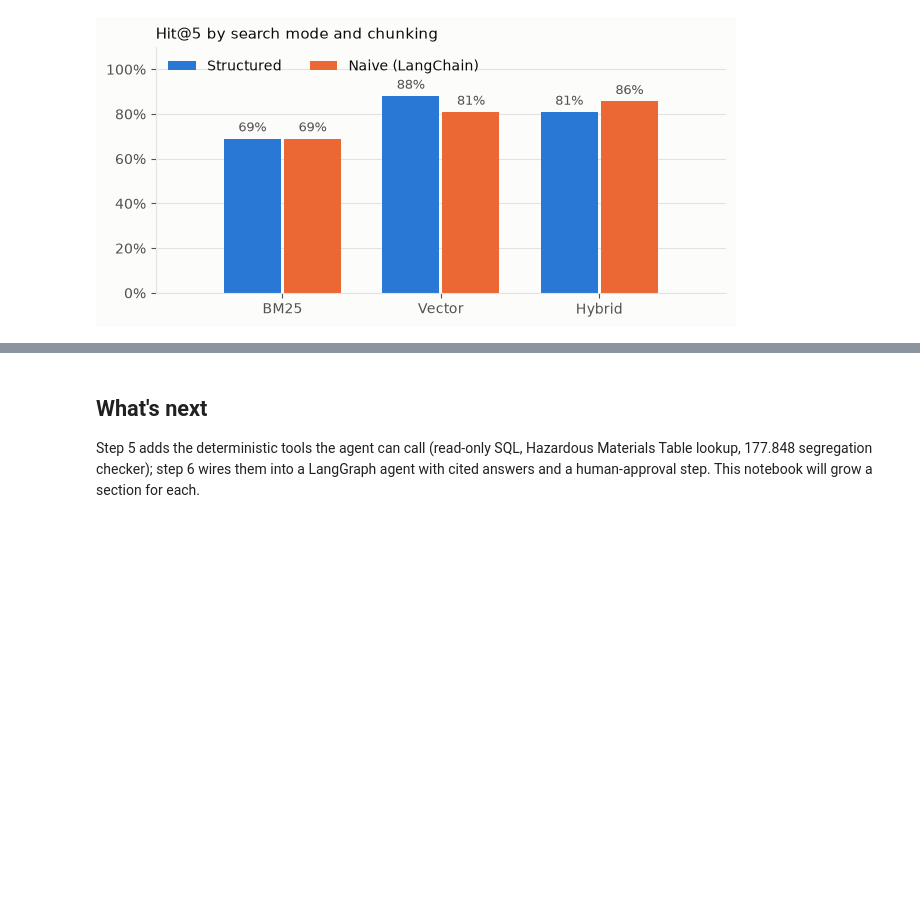
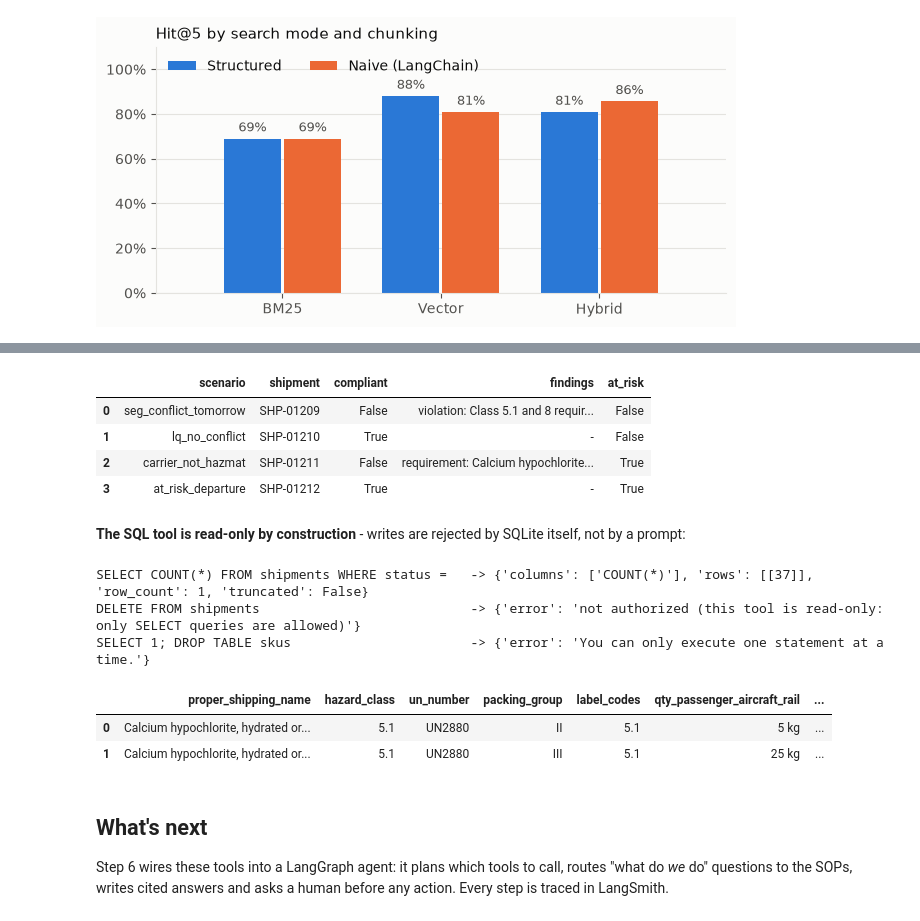
Before and after one commit to nboumpari/dc-exception-copilot, a Jupyter notebook: notebooks/demo.ipynb, the cells around one changed output, grey strips where cells are left out. Saved outputs shown, nothing was run; the diff lists cells and outputs as text; code cells hidden in the pictures; blank space fills up the shorter version.

```diff
--- a/notebooks/demo.ipynb
+++ b/notebooks/demo.ipynb
@@ -279,6 +293,51 @@ plt.tight_layout(); plt.show()
+# %%
+import json
+
+from copilot.config import SCENARIOS_PATH
+from copilot.tools.shipments import assess_departure_risk, check_shipment_compliance
+
+scenarios = json.loads(SCENARIOS_PATH.read_text())
+rows = []
+for name in ["seg_conflict_tomorrow", "lq_no_conflict", "carrier_not_hazmat", "at_risk_departure"]:
+    sid = scenarios[name]
+    c, r = check_shipment_compliance(sid), assess_departure_risk(sid)
+    rows.append({"scenario": name, "shipment": sid, "compliant": c["compliant"],
+                 "findings": "; ".join(f"{f['severity']}: {f['rule']}" for f in c["findings"]
+                                       if f["severity"] != "info") or "-",
+                 "at_risk": r["at_risk"]})
+pd.DataFrame(rows)
+# %% [output]
+|  | scenario | shipment | compliant | findings | at_risk |
+| 0 | seg_conflict_tomorrow | SHP-01209 | False | violation: Class 5.1 and 8 requir... | False |
+| 1 | lq_no_conflict | SHP-01210 | True | - | False |
+| 2 | carrier_not_hazmat | SHP-01211 | False | requirement: Calcium hypochlorite... | True |
+| 3 | at_risk_departure | SHP-01212 | True | - | True |
+# %% [markdown]
+**The SQL tool is read-only by construction** - writes are rejected by SQLite itself, not by a prompt:
+# %%
+from copilot.tools.sql import sql_query
+
+for query in ["SELECT COUNT(*) FROM shipments WHERE status = 'planned'",
+              "DELETE FROM shipments",
+              "SELECT 1; DROP TABLE skus"]:
+    print(f"{query[:45]:47} -> {sql_query(query)}")
+# %% [output]
+SELECT COUNT(*) FROM shipments WHERE status =   -> {'columns': ['COUNT(*)'], 'rows': [[37]], 'row_count': 1, 'truncated': False}
+DELETE FROM shipments                           -> {'error': 'not authorized (this tool is read-only: only SELECT queries are allowed)'}
+SELECT 1; DROP TABLE skus                       -> {'error': 'You can only execute one statement at a time.'}
+# %%
+from copilot.tools.hazmat import lookup_hazmat
+
+pd.DataFrame(lookup_hazmat("UN2880")["entries"])[
+    ["proper_shipping_name", "hazard_class", "un_number", "packing_group", "label_codes",
+     "qty_passenger_aircraft_rail", "qty_cargo_aircraft"]]
+# %% [output]
+|  | proper_shipping_name | hazard_class | un_number | packing_group | label_codes | qty_passenger_aircraft_rail | ... |
+| 0 | Calcium hypochlorite, hydrated or... | 5.1 | UN2880 | II | 5.1 | 5 kg | ... |
+| 1 | Calcium hypochlorite, hydrated or... | 5.1 | UN2880 | III | 5.1 | 25 kg | ... |
 # %% [markdown]
 ## What's next
 
-Step 5 adds the deterministic tools the agent can call (read-only SQL, Hazardous Materials Table
-lookup, 177.848 segregation checker); step 6 wires them into a LangGraph agent with cited answers
-and a human-approval step. This notebook will grow a section for each.
+Step 6 wires these tools into a LangGraph agent: it plans which tools to call, routes "what do
+*we* do" questions to the SOPs, writes cited answers and asks a human before any action. Every
+step is traced in LangSmith.
```
Also changed, not shown: parts of 2 cells of this notebook, 9 other files.
